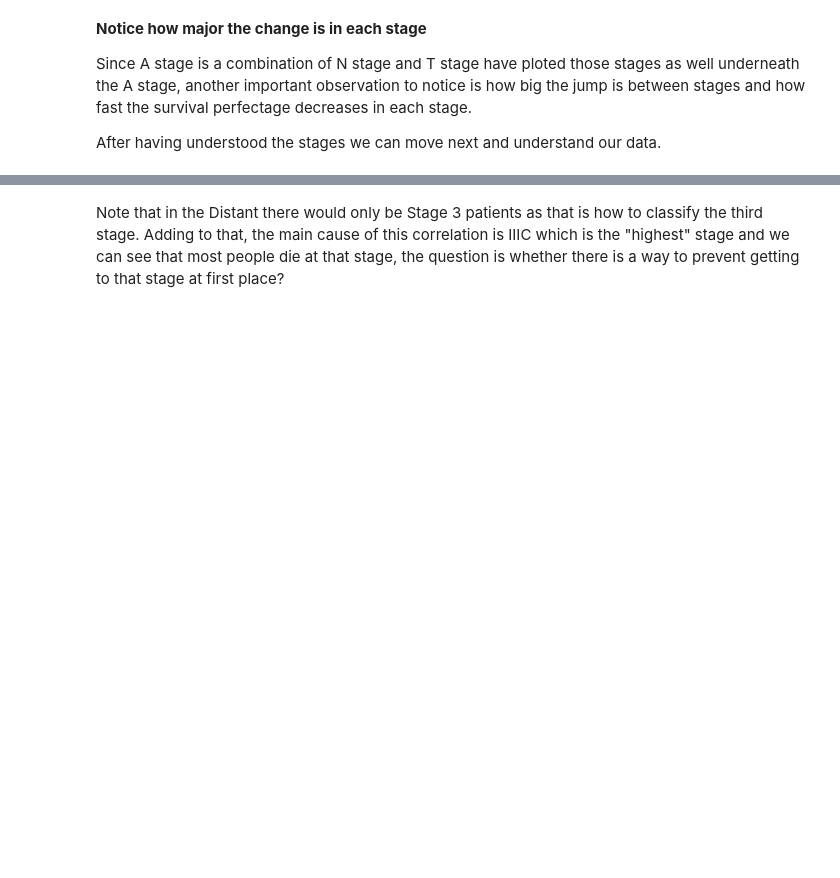
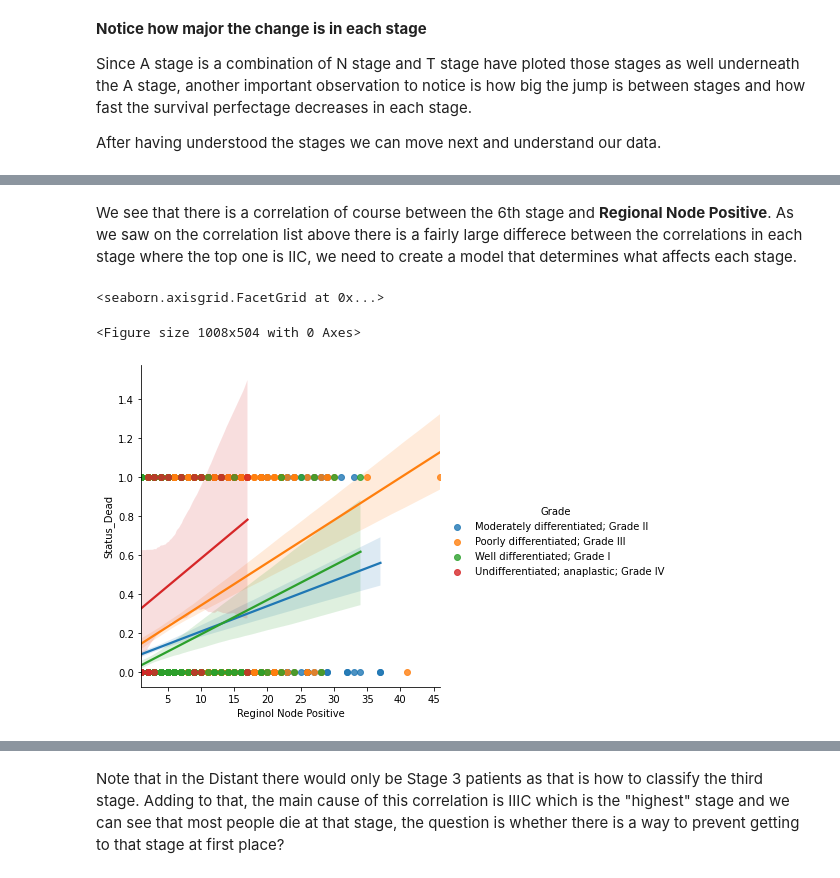
Before and after one commit to MayaHayat/BreastCancer_Classification, a Jupyter notebook: Breast Cancer.ipynb, the cells around one changed output, grey strips where cells are left out. Cells and saved outputs as stored; diff of their text form; code cells hidden in the pictures; blank space fills up the shorter version.

```diff
--- a/Breast Cancer.ipynb
+++ b/Breast Cancer.ipynb
@@ -477,0 +482,9 @@ sns.lmplot(x="Reginol Node Positive", y="Status_Dead", hue = '6th Stage',  data=
+# %% [markdown]
+We see that there is a correlation of course between the 6th stage and **Regional Node Positive**. As we saw on the correlation list above there is a fairly large differece between the correlations in each stage where the top one is IIC, we need to create a model that determines what affects each stage.
+# %%
+plt.figure(figsize=(14, 7))
+sns.lmplot(x="Reginol Node Positive", y="Status_Dead", hue = 'Grade',  data=df_status)
+# %% [output]
+<seaborn.axisgrid.FacetGrid at 0x...>
+<Figure size 1008x504 with 0 Axes>
+[figure, added]
```
Also changed, not shown: parts of 33 cells of this notebook.
